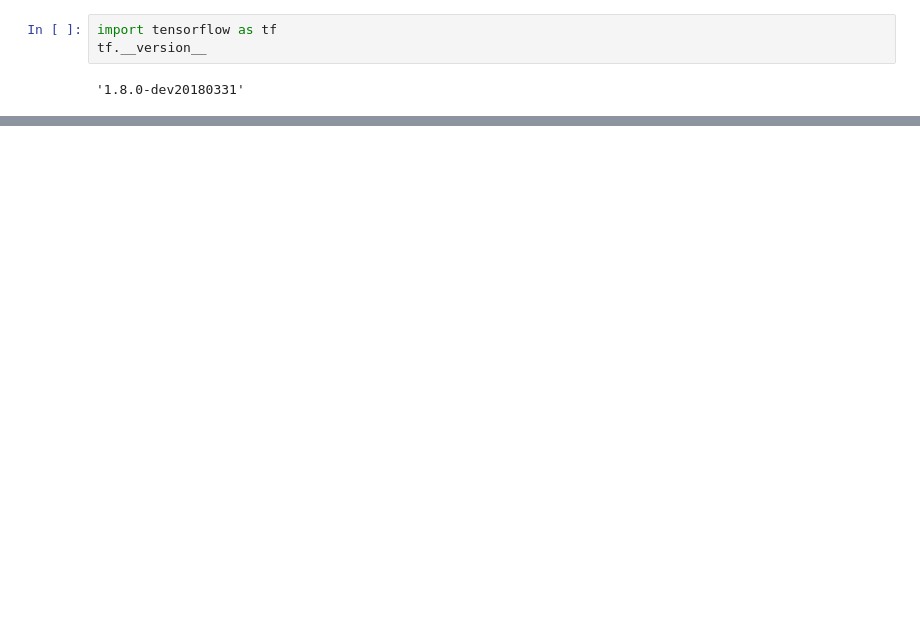
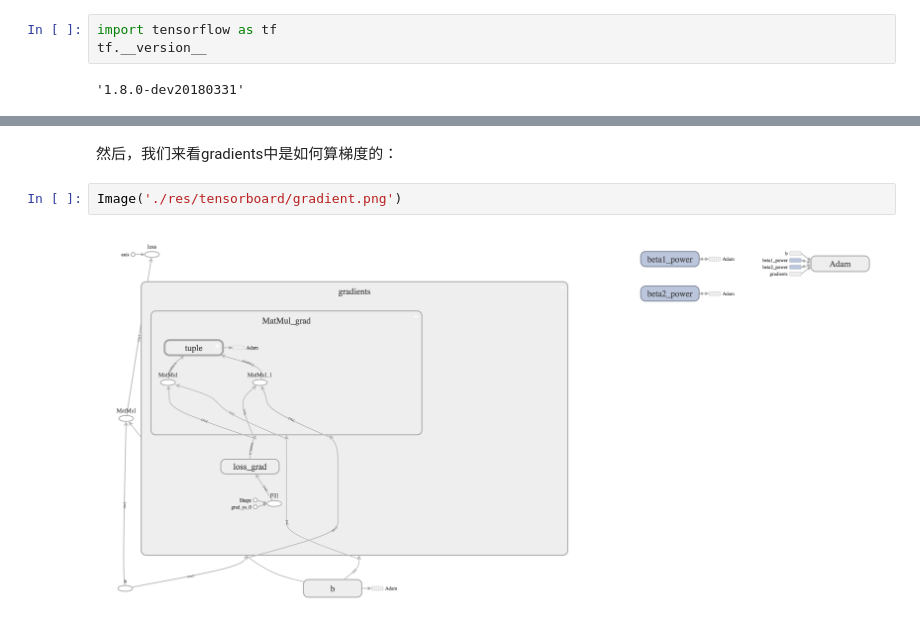
Before and after one commit to facaiy/book_notes, a Jupyter notebook: tensorflow_code/optimizer/note.ipynb, the cells around one changed output, grey strips where cells are left out. Saved outputs shown, nothing was run; the diff lists cells and outputs as text; blank space fills up the shorter version.

```diff
--- a/tensorflow_code/optimizer/note.ipynb
+++ b/tensorflow_code/optimizer/note.ipynb
@@ -60,0 +99,6 @@ with tf.Graph().as_default():
+# %% [markdown]
+然后，我们来看gradients中是如何算梯度的：
+# %%
+Image('./res/tensorboard/gradient.png')
+# %% [output]
+[figure, added]
```
Also changed, not shown: parts of 11 cells of this notebook, 4 other files.
